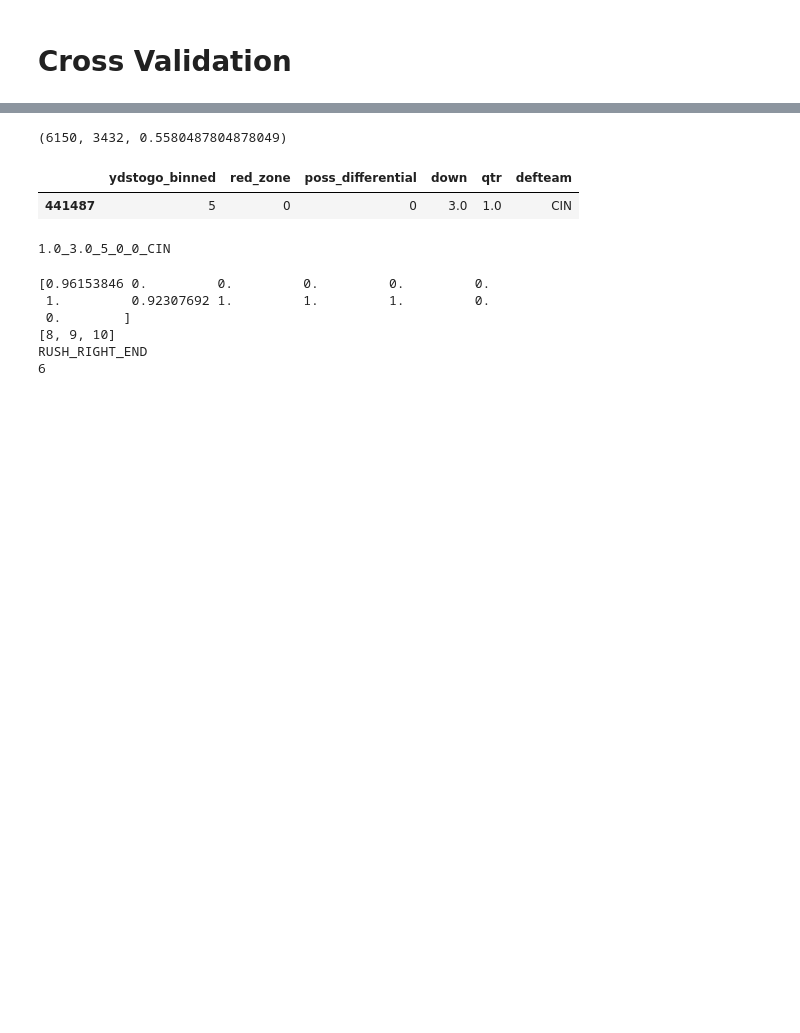
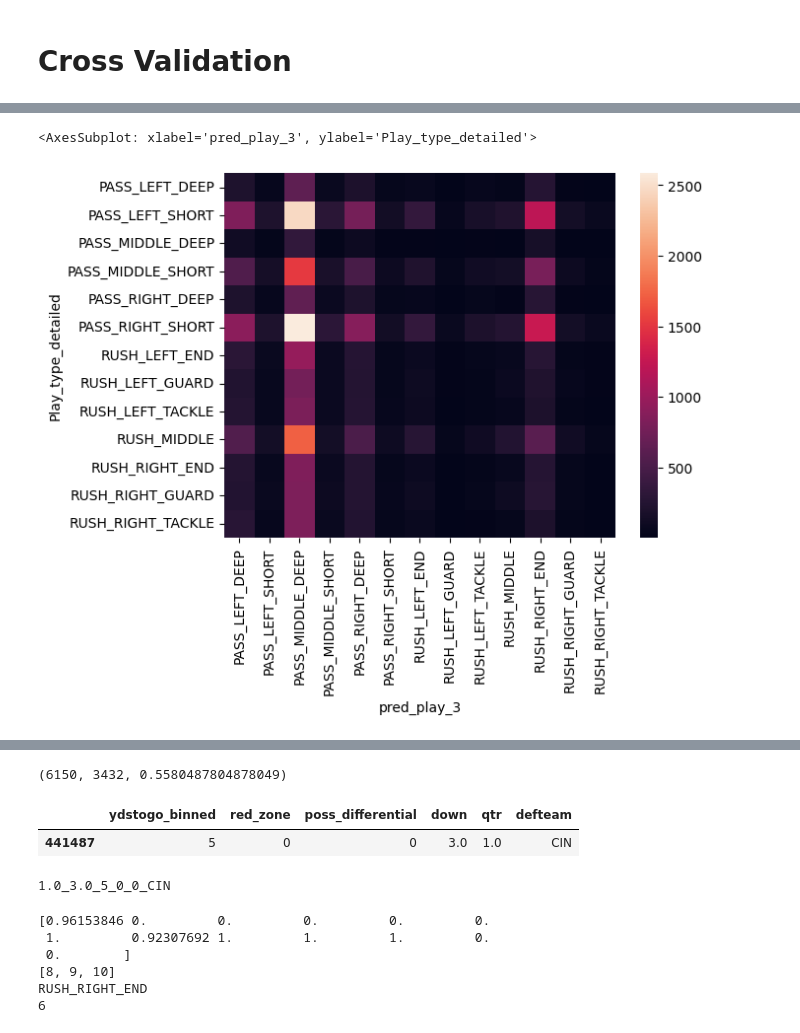
Before and after one commit to mchawla33/w210-capstone, a Jupyter notebook: notebooks/ContextualBandit_rewards_team.ipynb, the cells around one changed output, grey strips where cells are left out. Saved outputs shown, nothing was run; the diff lists cells and outputs as text; code cells hidden in the pictures; blank space fills up the shorter version.

```diff
--- a/notebooks/ContextualBandit_rewards_team.ipynb
+++ b/notebooks/ContextualBandit_rewards_team.ipynb
@@ -1404,3 +1430,9 @@ display(best_test_df[['Play_type_detailed', 'pred_play_1', 'pred_play_2', 'pred_
+# %%
+matrix_1 = pd.crosstab(best_test_df.Play_type_detailed, best_test_df.pred_play_1)
+sn.heatmap(matrix)
+# %% [output]
+<AxesSubplot: xlabel='pred_play_3', ylabel='Play_type_detailed'>
+[figure, added]
 # %%
 matches_3 = best_test_df[(best_test_df.Play_type_detailed == best_test_df.pred_play_1) | (best_test_df.Play_type_detailed == best_test_df.pred_play_2) | (best_test_df.Play_type_detailed == best_test_df.pred_play_3) ]
 # matches_3 = best_test_df[best_test_df.Play_type_detailed == best_test_df.pred_play_3 ]
```
Also changed, not shown: parts of 19 cells of this notebook, 1 other file.
